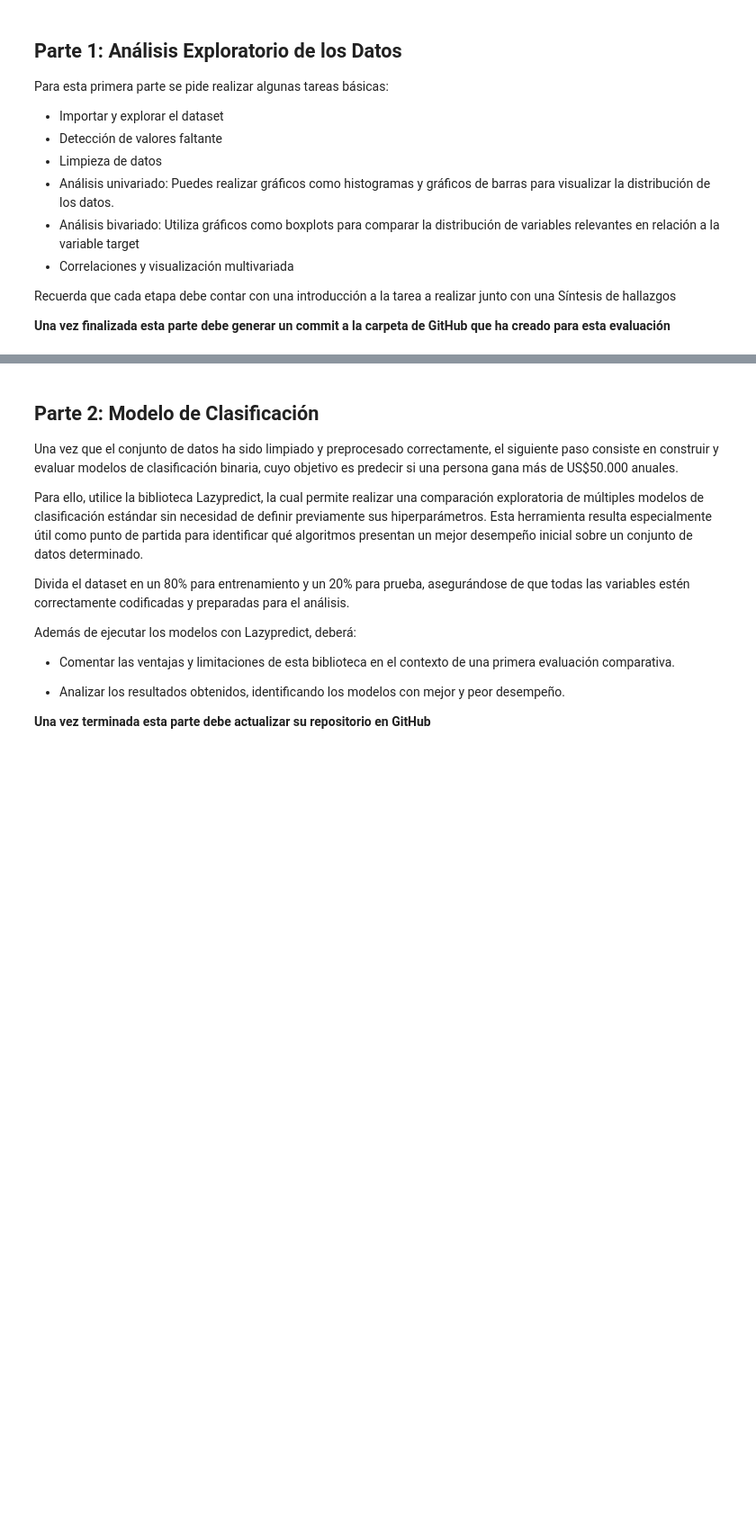
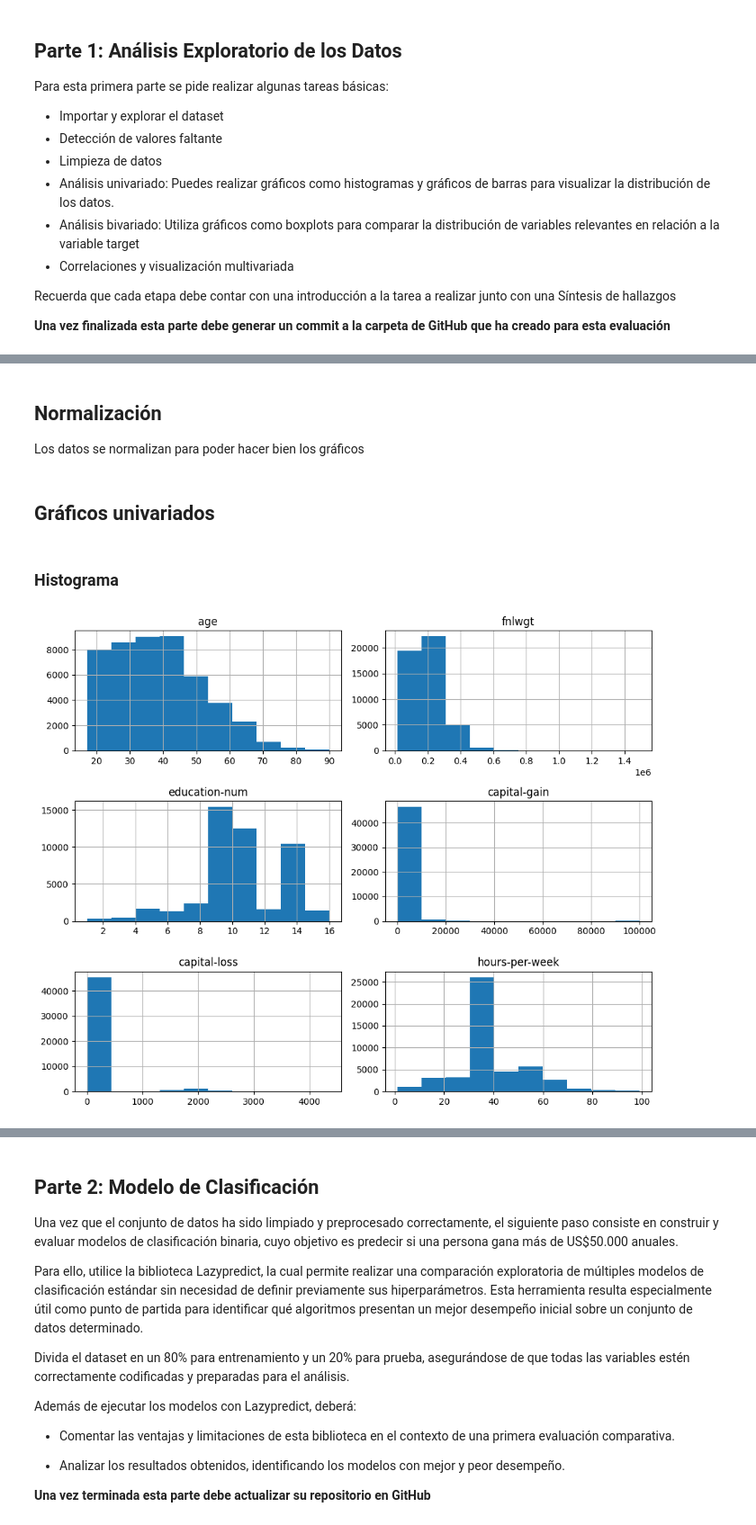
Before and after one commit to jeremiasjaure/modelos-de-clasificacion, a Jupyter notebook: CcsDatosEconmía_Examen.ipynb, the cells around one changed output, grey strips where cells are left out. Shown at 90% size. Saved outputs shown, nothing was run; the diff lists cells and outputs as text; code cells hidden in the pictures; blank space fills up the shorter version.

```diff
--- a/CcsDatosEconmía_Examen.ipynb
+++ b/CcsDatosEconmía_Examen.ipynb
@@ -39,0 +162,14 @@ Recuerda que cada etapa debe contar con una introducción a la tarea a realizar
+# %% [markdown]
+## Normalización
+Los datos se normalizan para poder hacer bien los gráficos
+# %% [markdown]
+## Gráficos univariados
+# %% [markdown]
+### Histograma
+# %%
+
+df.hist(figsize=(10, 8))
+plt.tight_layout()
+plt.show()
+# %% [output]
+[figure, added]
```
Also changed, not shown: parts of 24 cells of this notebook.
